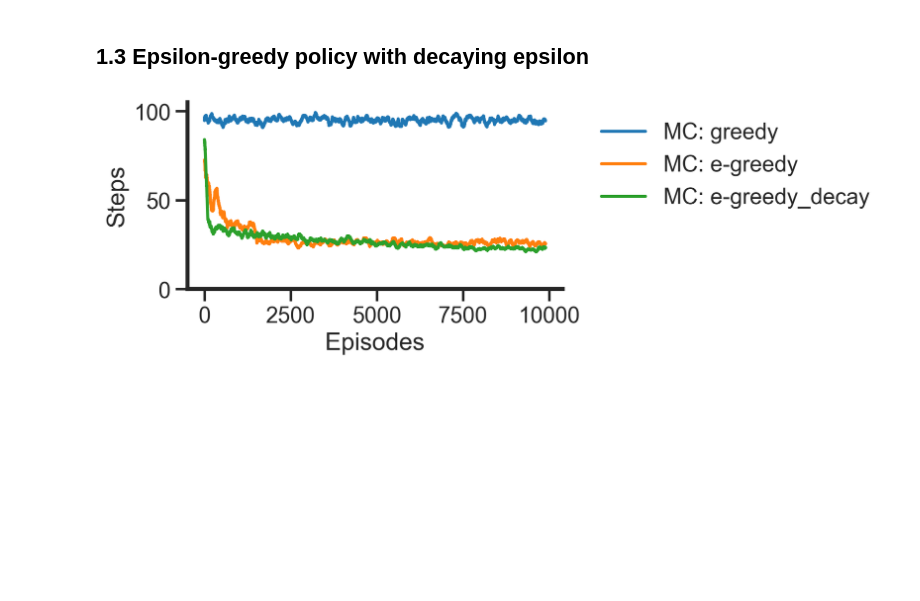
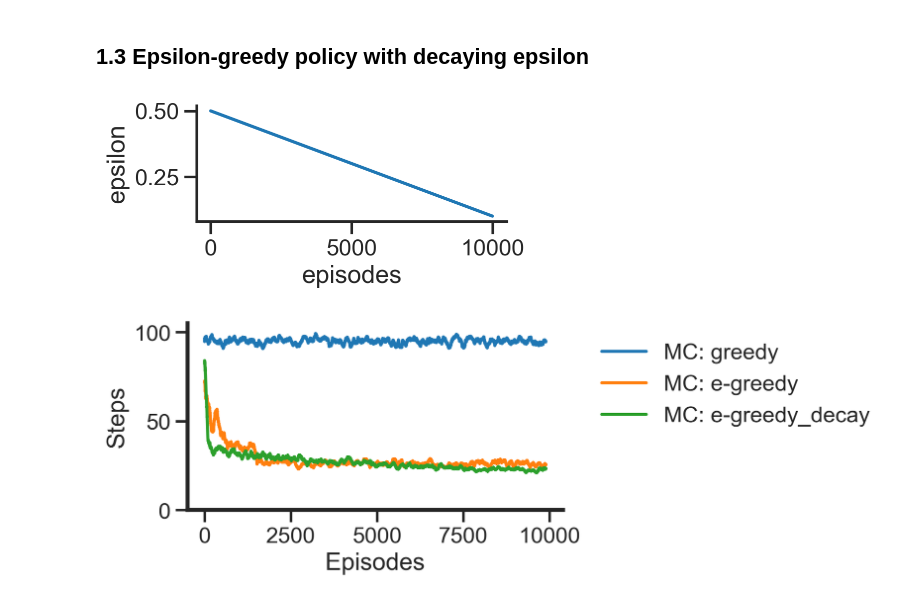
Before and after one commit to Ell08755/rl-workshop, a Jupyter notebook: 03_TDlearn/03_TDlearn_practice.ipynb, the cells around one changed output. Saved outputs shown, nothing was run; the diff lists cells and outputs as text; code cells hidden in the pictures; blank space fills up the shorter version.

```diff
--- a/03_TDlearn/03_TDlearn_practice.ipynb
+++ b/03_TDlearn/03_TDlearn_practice.ipynb
@@ -217,3 +240,15 @@ class e_greedy_decay:
+# %%
+fig, ax = plt.subplots(1, 1, figsize=(4, 1.5))
+eps0, eps1 = 0.4, 0.1
+n_episodes = 10000
+epi = np.arange(n_episodes)
+eps_decay = eps0*(1-epi/n_episodes)+eps1
+sns.lineplot(x=epi, y=eps_decay, ax=ax)
+ax.set_xlabel('episodes')
+ax.set_ylabel('epsilon')
+plt.show()
+# %% [output]
+[figure, added]
 # %%
 # create the random policy
 rng = np.random.RandomState(1234)
```
Also changed, not shown: parts of 12 cells of this notebook, 1 other file.
